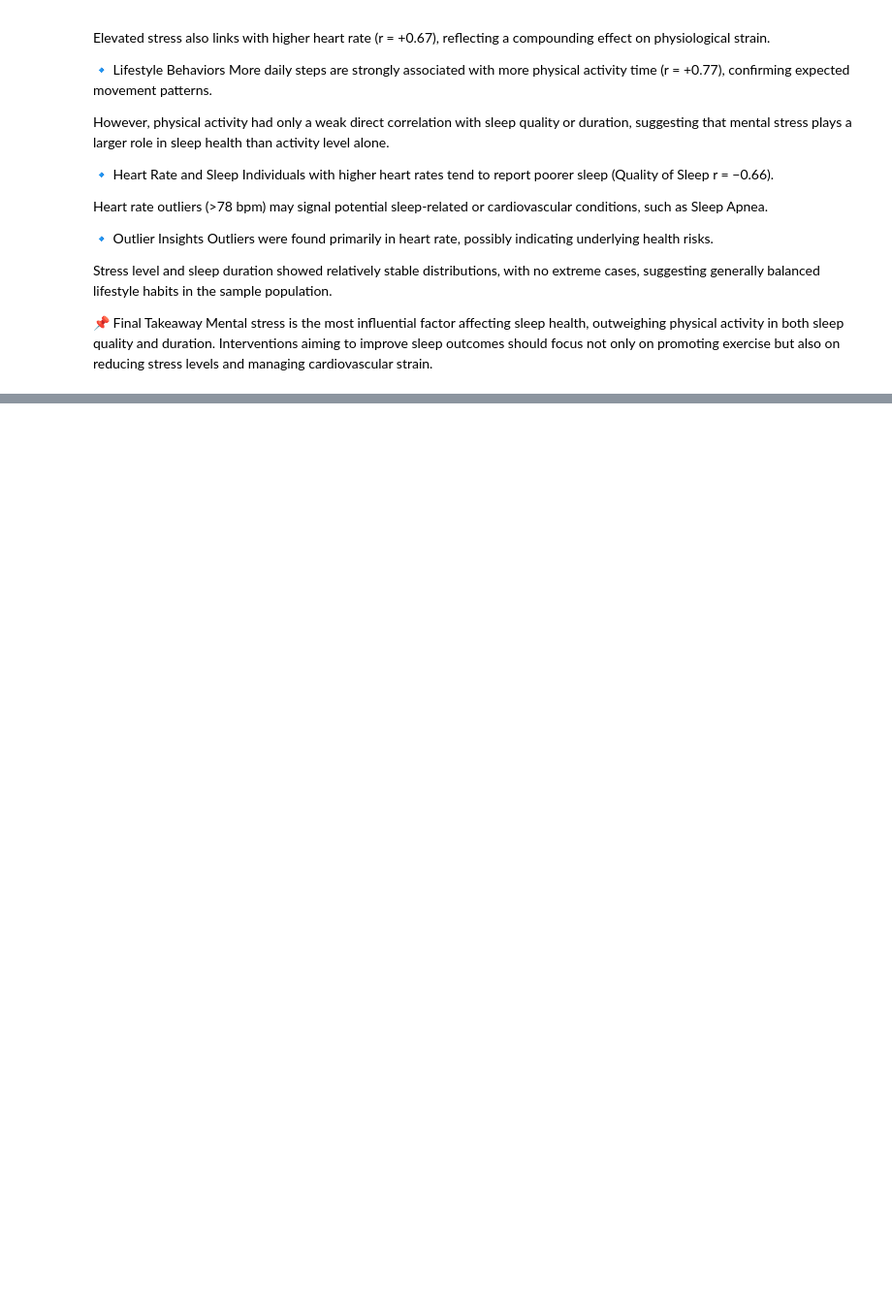
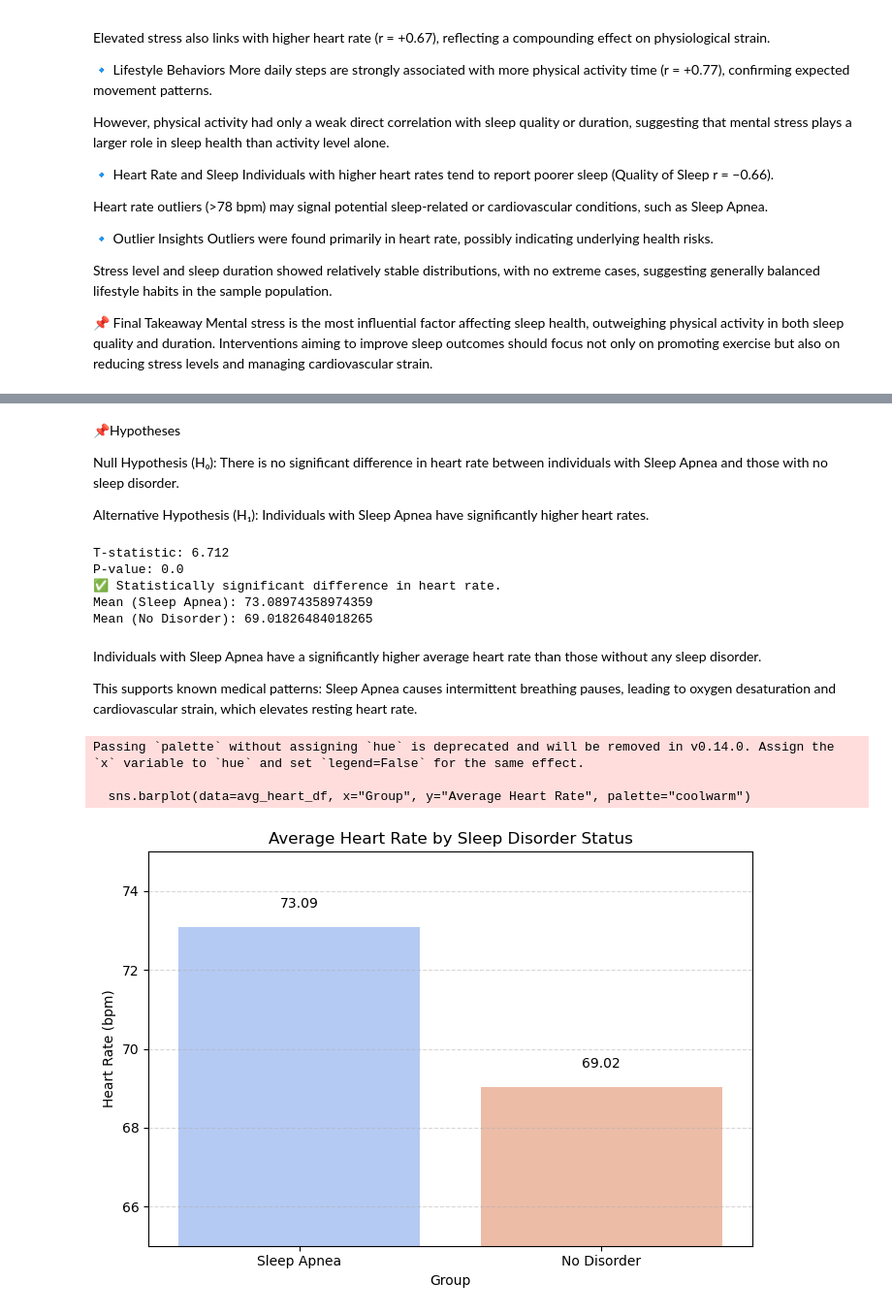
Before and after one commit to ElifSurucu/SleepSmart, a Jupyter notebook: Data_Analysis.ipynb, the cells around one changed output, grey strips where cells are left out. Shown at 97% size. Drawn from its saved outputs; the diff is of its cells as text; code cells hidden in the pictures; blank space fills up the shorter version.

```diff
--- a/Data_Analysis.ipynb
+++ b/Data_Analysis.ipynb
@@ -727,0 +818,67 @@ Mental stress is the most influential factor affecting sleep health, outweighing
+# %% [markdown]
+📌Hypotheses
+
+Null Hypothesis (H₀): There is no significant difference in heart rate between individuals with Sleep Apnea and those with no sleep disorder.
+
+Alternative Hypothesis (H₁): Individuals with Sleep Apnea have significantly higher heart rates.
+# %%
+# Create two groups
+apnea_group = df[df['Sleep Disorder'] == 'Sleep Apnea']
+no_disorder_group = df[df['Sleep Disorder'] == 'None']
+# Perform t-test
+t_stat, p_value = ttest_ind(apnea_group['Heart Rate'], no_disorder_group['Heart Rate'], equal_var=False)
+
+# Print results
+print("T-statistic:", round(t_stat, 3))
+print("P-value:", round(p_value, 4))
+
+# Interpretation
+if p_value < 0.05:
+    print("✅ Statistically significant difference in heart rate.")
+else:
+    print("❌ No statistically significant difference in heart rate.")
+
+# Compare means
+print("Mean (Sleep Apnea):", apnea_group['Heart Rate'].mean())
+print("Mean (No Disorder):", no_disorder_group['Heart Rate'].mean())
+# %% [output]
+T-statistic: 6.712
+P-value: 0.0
+✅ Statistically significant difference in heart rate.
+Mean (Sleep Apnea): 73.08974358974359
+Mean (No Disorder): 69.01826484018265
+# %% [markdown]
+Individuals with Sleep Apnea have a significantly higher average heart rate than those without any sleep disorder.
+
+This supports known medical patterns: Sleep Apnea causes intermittent breathing pauses, leading to oxygen desaturation and cardiovascular strain, which elevates resting heart rate.
+# %%
+# Create a bar chart comparing average heart rate for those with Sleep Apnea vs. No Disorder
+
+# Prepare data
+avg_heart_rate = {
+    "Sleep Apnea": apnea_group['Heart Rate'].mean(),
+    "No Disorder": no_disorder_group['Heart Rate'].mean()
+}
+
+# Convert to DataFrame for plotting
+avg_heart_df = pd.DataFrame(list(avg_heart_rate.items()), columns=["Group", "Average Heart Rate"])
+
+# Plot bar chart
+plt.figure(figsize=(7, 5))
+sns.barplot(data=avg_heart_df, x="Group", y="Average Heart Rate", palette="coolwarm")
+plt.title("Average Heart Rate by Sleep Disorder Status")
+plt.ylabel("Heart Rate (bpm)")
+plt.ylim(65, 75)
+plt.grid(axis='y', linestyle='--', alpha=0.5)
+
+# Annotate values
+for index, row in avg_heart_df.iterrows():
+    plt.text(index, row['Average Heart Rate'] + 0.5, f"{row['Average Heart Rate']:.2f}", ha='center')
+
+plt.tight_layout()
+plt.show()
+# %% [output]
+Passing `palette` without assigning `hue` is deprecated and will be removed in v0.14.0. Assign the `x` variable to `hue` and set `legend=False` for the same effect.
+
+  sns.barplot(data=avg_heart_df, x="Group", y="Average Heart Rate", palette="coolwarm")
+[figure, added]
```
Also changed, not shown: parts of 35 cells of this notebook.
